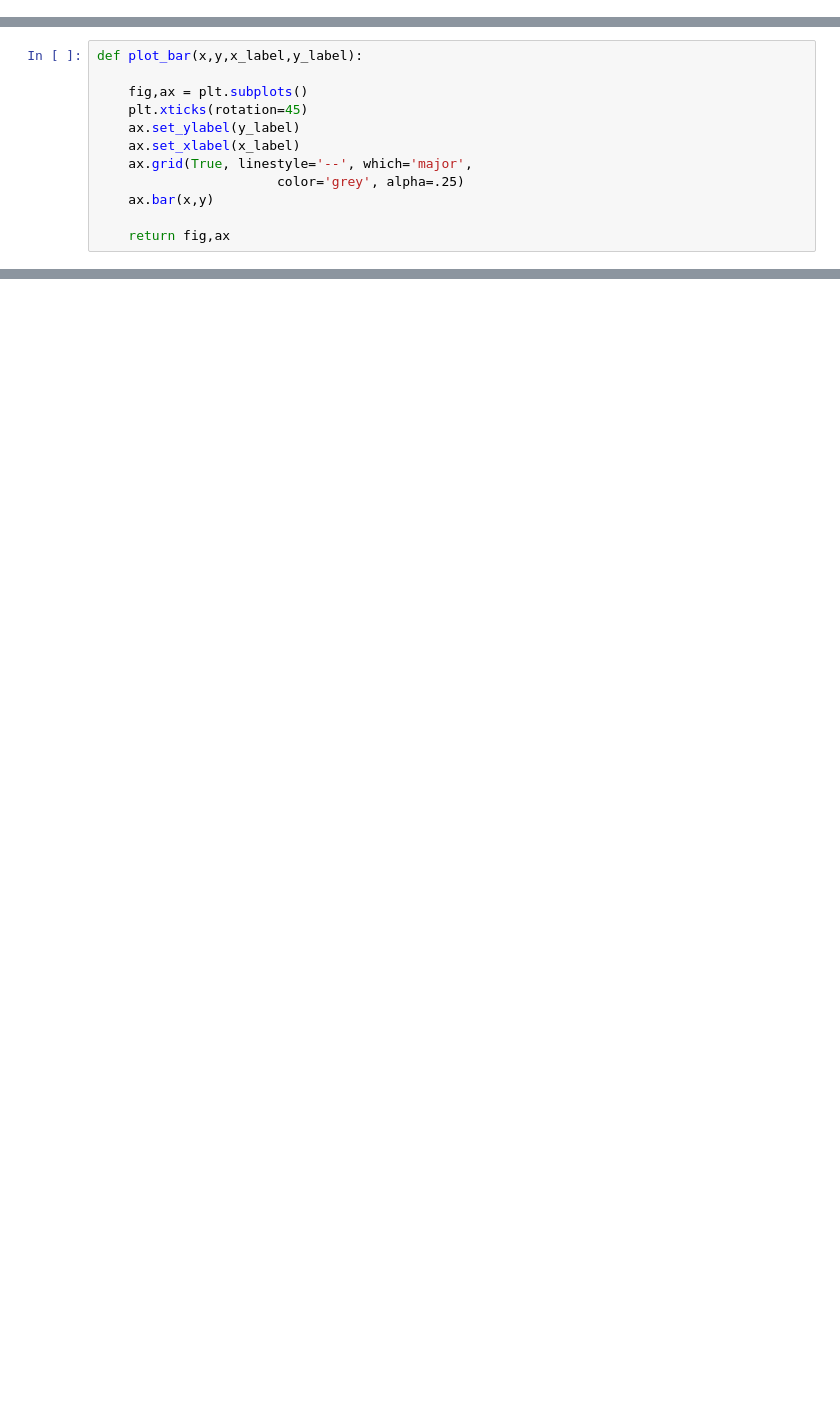
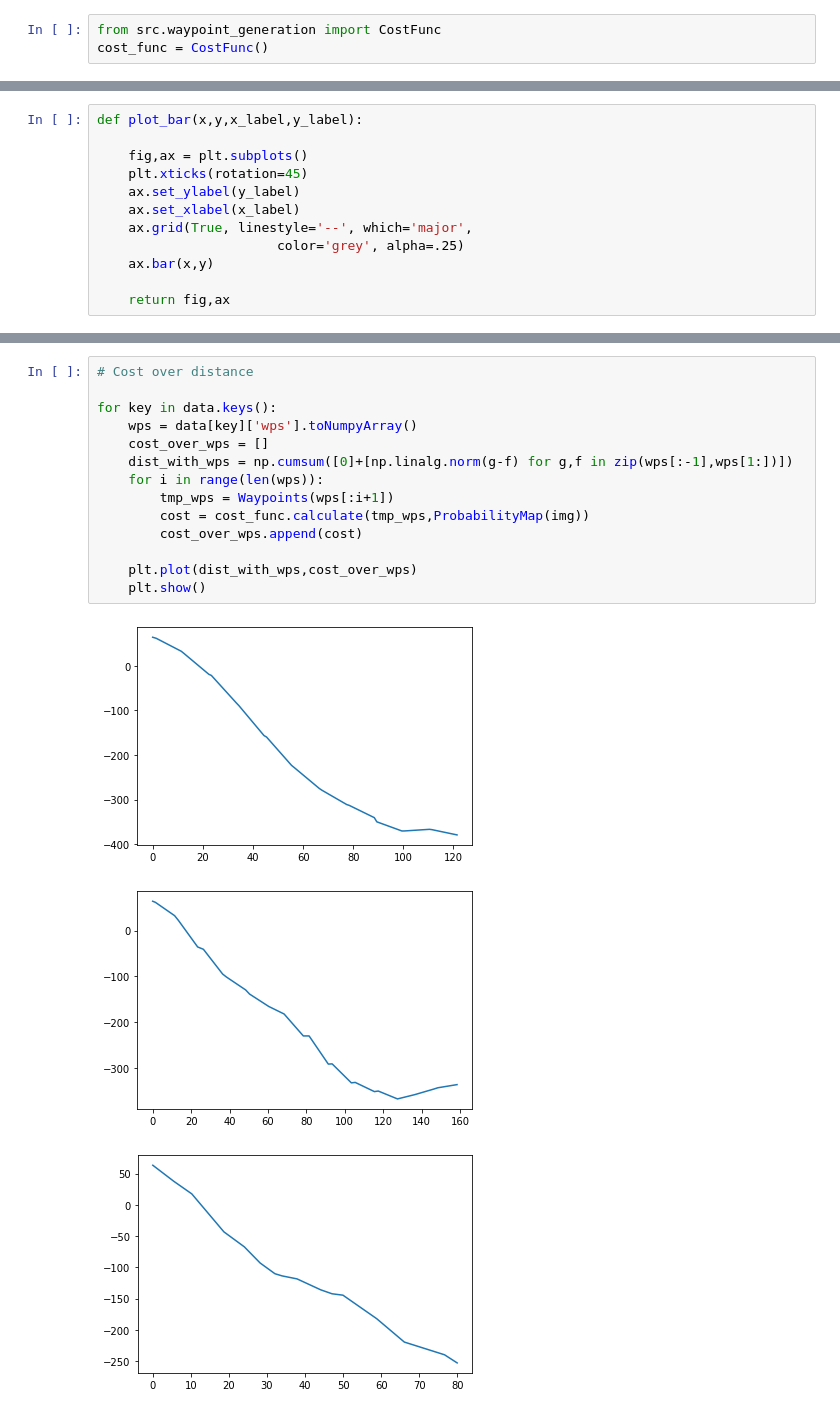
Before and after one commit to iwishiwasaneagle/OPP_4_SAR, a Jupyter notebook: visualize_data.ipynb, the cells around one changed output, grey strips where cells are left out. Cells and saved outputs as stored; diff of their text form; blank space fills up the shorter version.

```diff
--- a/visualize_data.ipynb
+++ b/visualize_data.ipynb
@@ -7 +8,4 @@ from src.data_models.positional.waypoint import Waypoint, Waypoints
 from src.waypoint_generation.waypoint_factory import WaypointFactory, WaypointAlgorithmEnum
+# %%
+from src.waypoint_generation import CostFunc
+cost_func = CostFunc()
@@ -104,0 +133,18 @@ fig.savefig("time_to_calculate_all.png")
+# %%
+# Cost over distance
+
+for key in data.keys():
+    wps = data[key]['wps'].toNumpyArray()
+    cost_over_wps = []
+    dist_with_wps = np.cumsum([0]+[np.linalg.norm(g-f) for g,f in zip(wps[:-1],wps[1:])])
+    for i in range(len(wps)):
+        tmp_wps = Waypoints(wps[:i+1])
+        cost = cost_func.calculate(tmp_wps,ProbabilityMap(img))
+        cost_over_wps.append(cost)
+
+    plt.plot(dist_with_wps,cost_over_wps)
+    plt.show()
+# %% [output]
+[figure, added]
+[figure, added]
+[figure, added]
```
Also changed, not shown: parts of 7 cells of this notebook, 1 other file.
